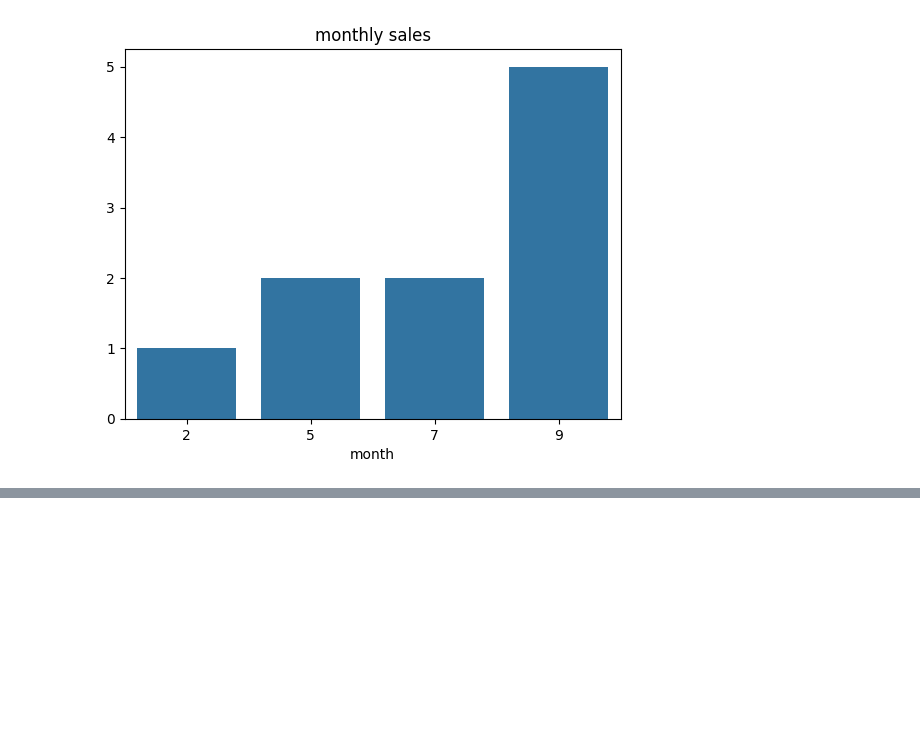
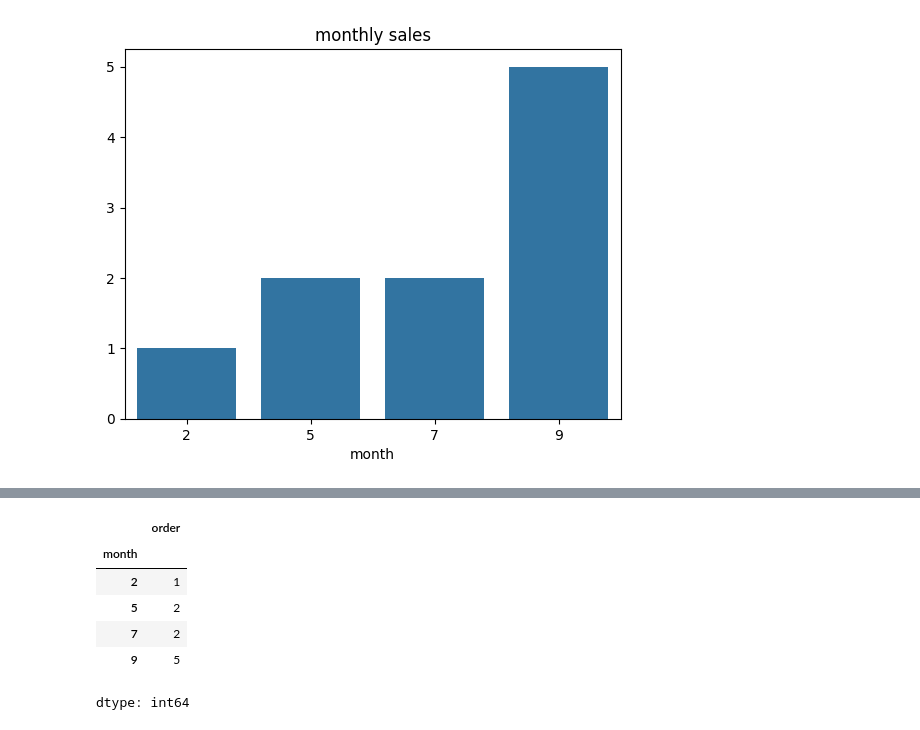
Before and after one commit to mdsamim1992hatia-cell/BMI-CAL, a Jupyter notebook: Untitled204.ipynb, the cells around one changed output, grey strips where cells are left out. Drawn from its saved outputs; the diff is of its cells as text; code cells hidden in the pictures; blank space fills up the shorter version.

```diff
--- a/Untitled204.ipynb
+++ b/Untitled204.ipynb
@@ -396,0 +478,11 @@ plt.show()
+# %%
+monthly_order=df.groupby('month')['order'].count()
+monthly_order
+# %% [output]
+|  | order |
+| month |  |
+| 2 | 1 |
+| 5 | 2 |
+| 7 | 2 |
+| 9 | 5 |
+dtype: int64
```
Also changed, not shown: parts of 10 cells of this notebook.
